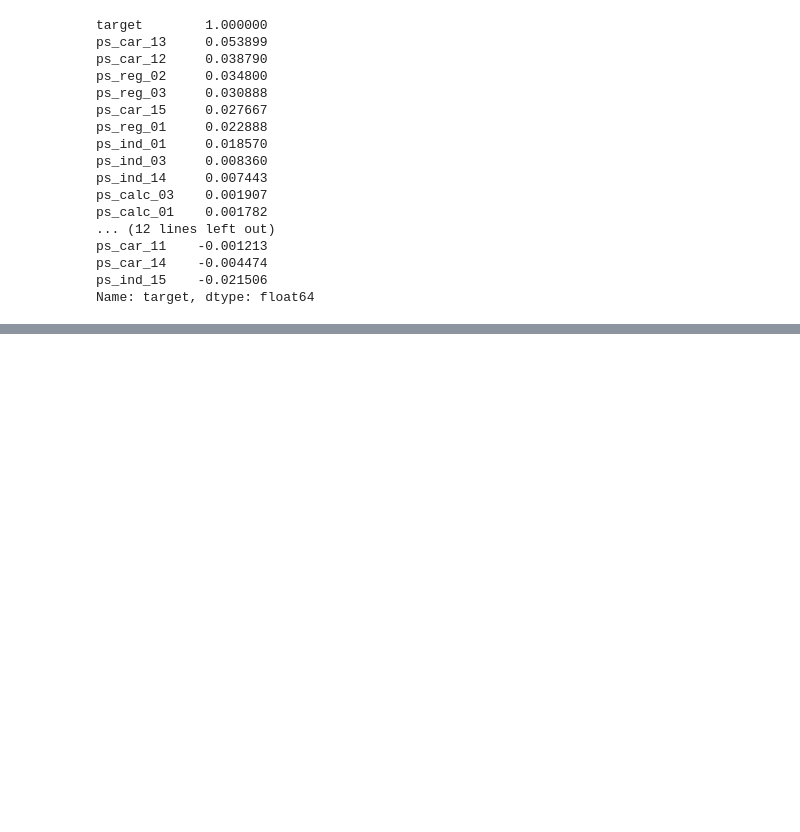
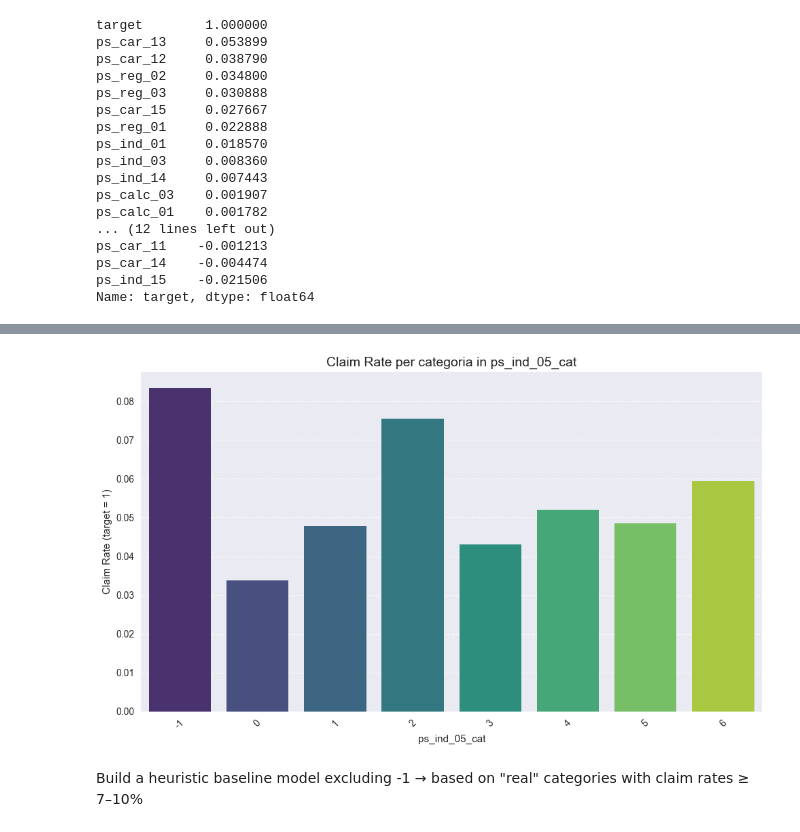
Before and after one commit to rSloth/group-ml-porto-seguro, a Jupyter notebook: eda/EDA_Luca.ipynb, the cells around one changed output, grey strips where cells are left out. Cells and saved outputs as stored; diff of their text form; code cells hidden in the pictures; blank space fills up the shorter version.

```diff
--- a/eda/EDA_Luca.ipynb
+++ b/eda/EDA_Luca.ipynb
@@ -142,0 +268,32 @@ dtype: float64
+# %%
+# Bar plot of the claim rate (proportion of targets = 1) by category
+
+import matplotlib.pyplot as plt
+import seaborn as sns
+
+# Scegli la feature categorica da analizzare
+cat_feature = 'ps_ind_05_cat'
+
+# Calcola il claim rate per ogni categoria
+claim_rate = train.groupby(cat_feature)['target'].mean().reset_index()
+claim_rate.columns = [cat_feature, 'claim_rate']
+
+# Ordina per claim rate decrescente (opzionale)
+claim_rate = claim_rate.sort_values(by='claim_rate', ascending=False)
+
+# Plot
+plt.figure(figsize=(10, 6))
+sns.barplot(data=claim_rate, x=cat_feature, y='claim_rate', palette='viridis')
+
+plt.title(f'Claim Rate per categoria in {cat_feature}', fontsize=14)
+plt.xlabel(cat_feature)
+plt.ylabel('Claim Rate (target = 1)')
+plt.xticks(rotation=45)
+plt.grid(axis='y', linestyle='--', alpha=0.7)
+plt.tight_layout()
+plt.show()
+# %% [output]
+[figure, added]
+# %% [markdown]
+Build a heuristic baseline model excluding -1
+→ based on "real" categories with claim rates ≥ 7–10%
```
Also changed, not shown: parts of 26 cells of this notebook.
